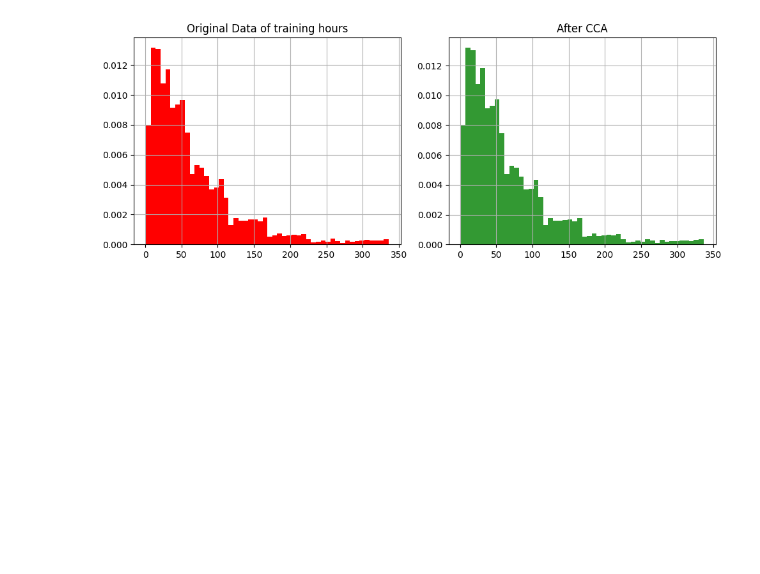
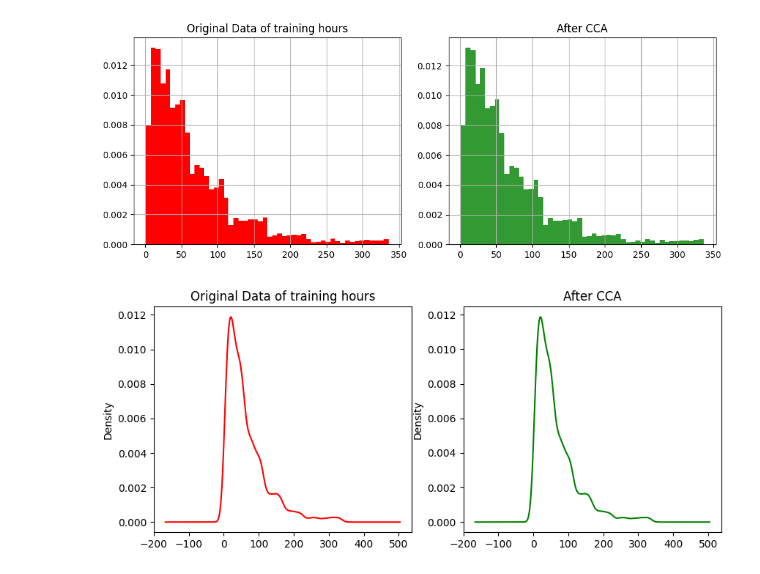
Before and after one commit to varshasharma01/100DaysOfML, a Jupyter notebook: ML12_CaseAnalysis/CCA.ipynb, the cells around one changed output. Drawn from its saved outputs; the diff is of its cells as text; code cells hidden in the pictures; blank space fills up the shorter version.

Commit message:
visualisation comparison after cca and before cca

```diff
--- a/ML12_CaseAnalysis/CCA.ipynb
+++ b/ML12_CaseAnalysis/CCA.ipynb
@@ -119,11 +119,17 @@ plt.show()
 # %% [output]
 [figure]
 # %%
-fig = plt.figure()
-ax = fig.add_subplot(111)
+fig = plt.figure(figsize=(10,4))
+ax = fig.add_subplot(121)
 
 # original data
 df['training_hours'].plot.density(color='red')
+plt.title('Original Data of training hours')
+ax = fig.add_subplot(122)
 
 # data after cca
 new_df['training_hours'].plot.density(color='green')
+plt.title("After CCA")
+plt.show()
+# %% [output]
+[figure, added]
```
Also changed, not shown: parts of 6 cells of this notebook.
